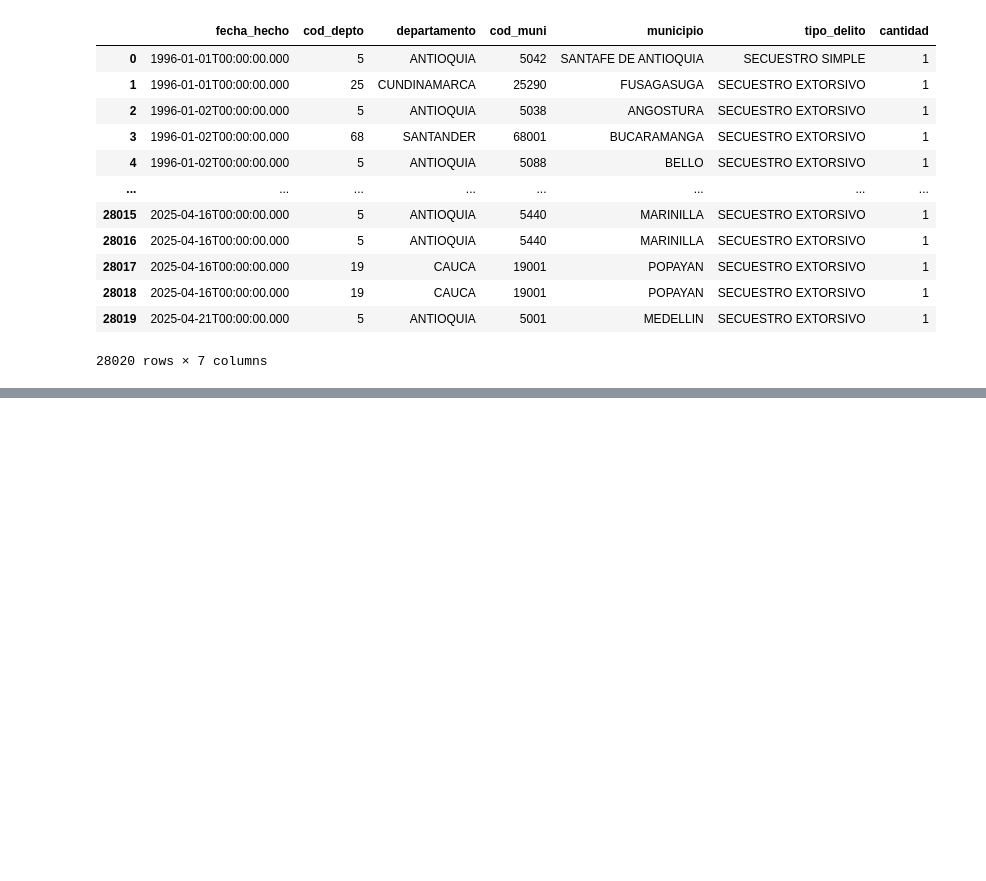
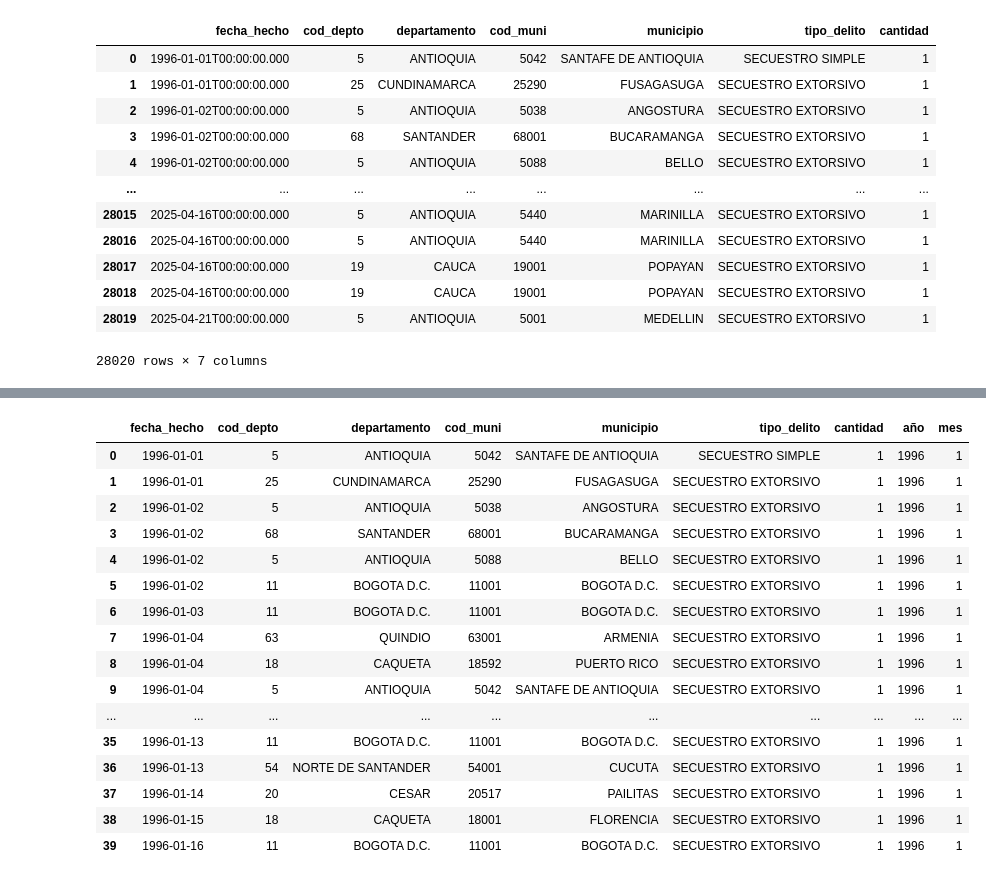
Before and after one commit to SPMINE-2425/repo_jsap, a Jupyter notebook: Código/Exploracion_secuestros.ipynb, the cells around one changed output, grey strips where cells are left out. Drawn from its saved outputs; the diff is of its cells as text; code cells hidden in the pictures; blank space fills up the shorter version.

```diff
--- a/Código/Exploracion_secuestros.ipynb
+++ b/Código/Exploracion_secuestros.ipynb
@@ -21,0 +50,3 @@ DF
+# %%
+# Convertir fecha a datetime
+DF['fecha_hecho'] = pd.to_datetime(DF['fecha_hecho'], errors='coerce')
@@ -21,0 +138,20 @@ DF
+# %%
+DF.head(40)
+# %% [output]
+|  | fecha_hecho | cod_depto | departamento | cod_muni | municipio | tipo_delito | cantidad | año | mes |
+| 0 | 1996-01-01 | 5 | ANTIOQUIA | 5042 | SANTAFE DE ANTIOQUIA | SECUESTRO SIMPLE | 1 | 1996 | 1 |
+| 1 | 1996-01-01 | 25 | CUNDINAMARCA | 25290 | FUSAGASUGA | SECUESTRO EXTORSIVO | 1 | 1996 | 1 |
+| 2 | 1996-01-02 | 5 | ANTIOQUIA | 5038 | ANGOSTURA | SECUESTRO EXTORSIVO | 1 | 1996 | 1 |
+| 3 | 1996-01-02 | 68 | SANTANDER | 68001 | BUCARAMANGA | SECUESTRO EXTORSIVO | 1 | 1996 | 1 |
+| 4 | 1996-01-02 | 5 | ANTIOQUIA | 5088 | BELLO | SECUESTRO EXTORSIVO | 1 | 1996 | 1 |
+| 5 | 1996-01-02 | 11 | BOGOTA D.C. | 11001 | BOGOTA D.C. | SECUESTRO EXTORSIVO | 1 | 1996 | 1 |
+| 6 | 1996-01-03 | 11 | BOGOTA D.C. | 11001 | BOGOTA D.C. | SECUESTRO EXTORSIVO | 1 | 1996 | 1 |
+| 7 | 1996-01-04 | 63 | QUINDIO | 63001 | ARMENIA | SECUESTRO EXTORSIVO | 1 | 1996 | 1 |
+| 8 | 1996-01-04 | 18 | CAQUETA | 18592 | PUERTO RICO | SECUESTRO EXTORSIVO | 1 | 1996 | 1 |
+| 9 | 1996-01-04 | 5 | ANTIOQUIA | 5042 | SANTAFE DE ANTIOQUIA | SECUESTRO EXTORSIVO | 1 | 1996 | 1 |
+| ... | ... | ... | ... | ... | ... | ... | ... | ... | ... |
+| 35 | 1996-01-13 | 11 | BOGOTA D.C. | 11001 | BOGOTA D.C. | SECUESTRO EXTORSIVO | 1 | 1996 | 1 |
+| 36 | 1996-01-13 | 54 | NORTE DE SANTANDER | 54001 | CUCUTA | SECUESTRO EXTORSIVO | 1 | 1996 | 1 |
+| 37 | 1996-01-14 | 20 | CESAR | 20517 | PAILITAS | SECUESTRO EXTORSIVO | 1 | 1996 | 1 |
+| 38 | 1996-01-15 | 18 | CAQUETA | 18001 | FLORENCIA | SECUESTRO EXTORSIVO | 1 | 1996 | 1 |
+| 39 | 1996-01-16 | 11 | BOGOTA D.C. | 11001 | BOGOTA D.C. | SECUESTRO EXTORSIVO | 1 | 1996 | 1 |
```
Also changed, not shown: parts of 20 cells of this notebook.
